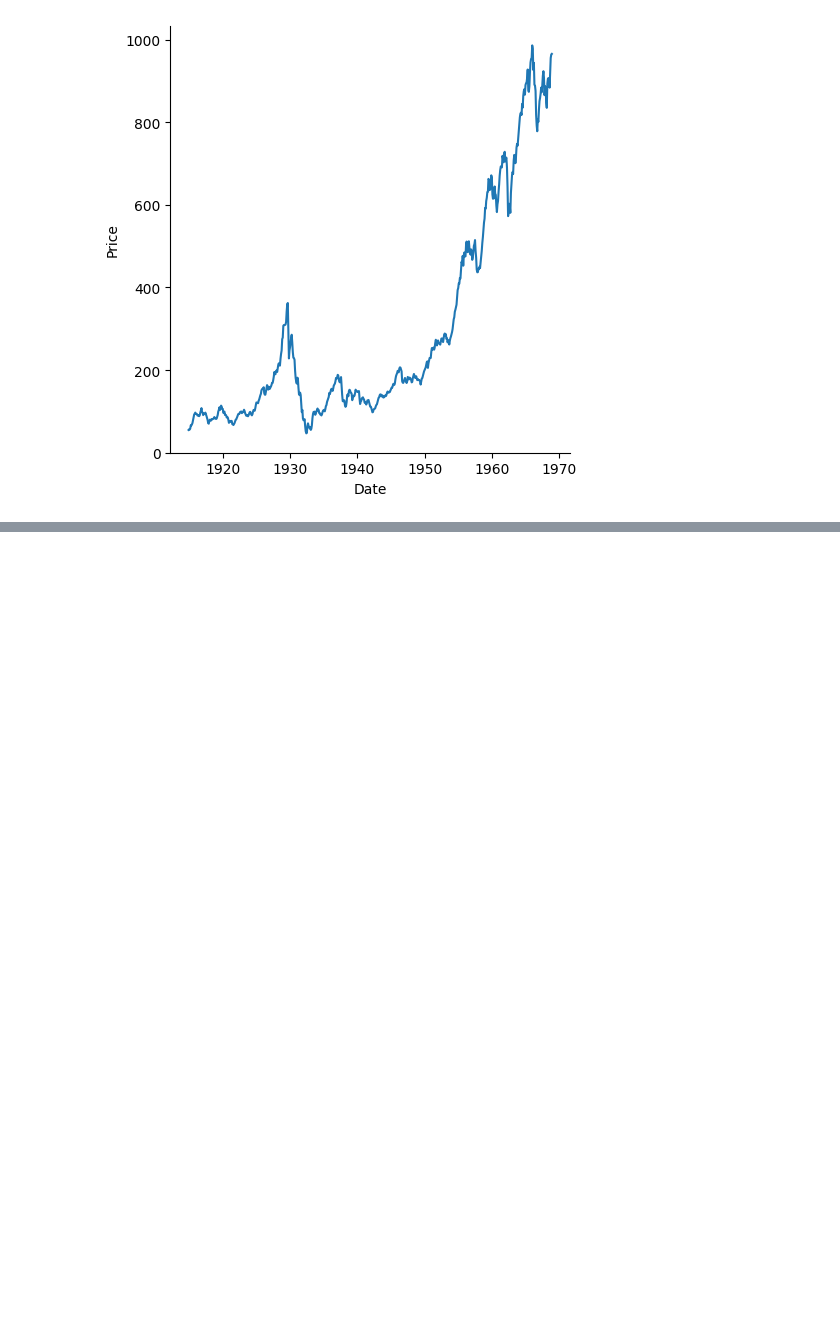
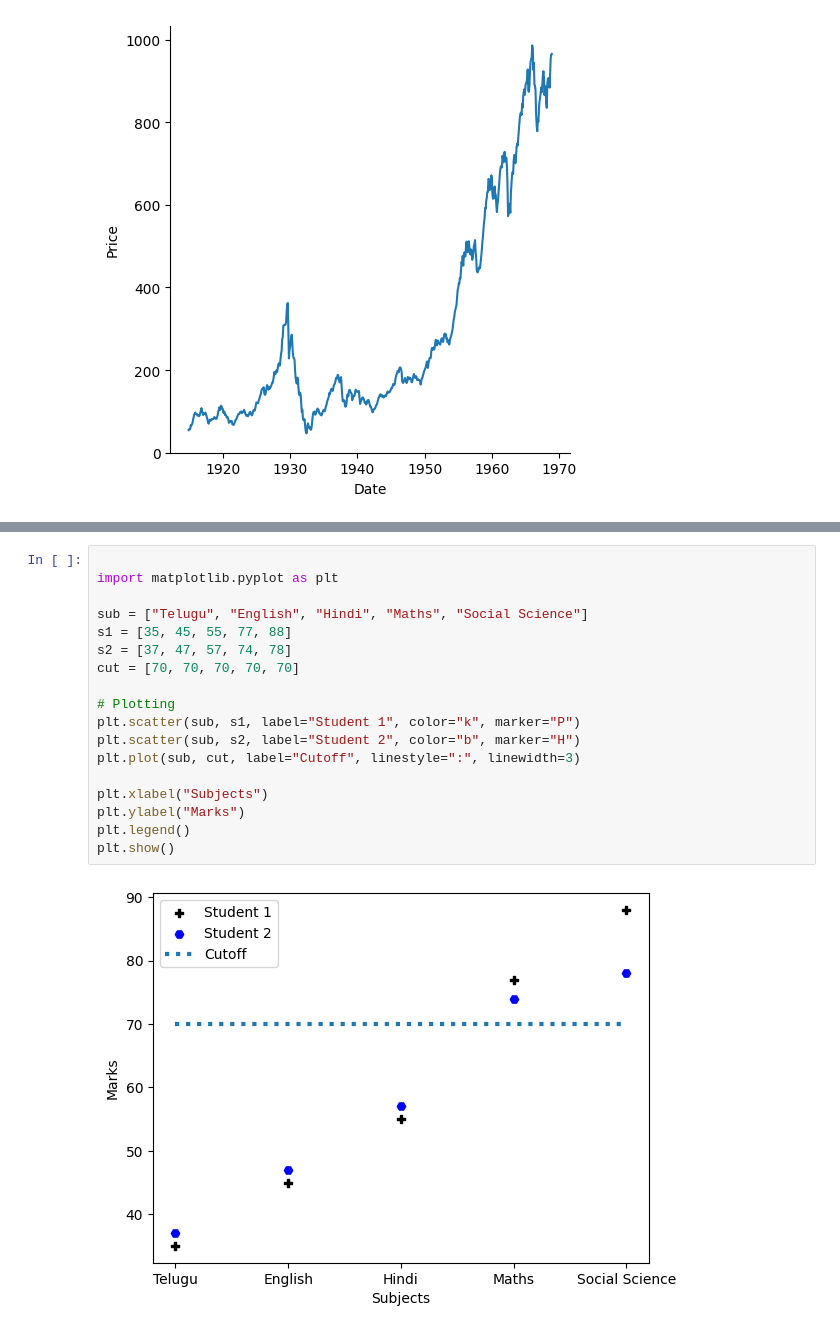
Before and after one commit to kamala999/Python-test-code, a Jupyter notebook: Day_12_Plotting_features,_Plotting_typesCode3_Covid_19_analysis.ipynb, the cells around one changed output, grey strips where cells are left out. Saved outputs shown, nothing was run; the diff lists cells and outputs as text; blank space fills up the shorter version.

```diff
--- a/Day_12_Plotting_features,_Plotting_typesCode3_Covid_19_analysis.ipynb
+++ b/Day_12_Plotting_features,_Plotting_typesCode3_Covid_19_analysis.ipynb
@@ -130,0 +136,20 @@ sns.relplot(data=dj, x ="Date", y = "Price", kind = "line")
+# %%
+
+import matplotlib.pyplot as plt
+
+sub = ["Telugu", "English", "Hindi", "Maths", "Social Science"]
+s1 = [35, 45, 55, 77, 88]
+s2 = [37, 47, 57, 74, 78]
+cut = [70, 70, 70, 70, 70]
+
+# Plotting
+plt.scatter(sub, s1, label="Student 1", color="k", marker="P")
+plt.scatter(sub, s2, label="Student 2", color="b", marker="H")
+plt.plot(sub, cut, label="Cutoff", linestyle=":", linewidth=3)
+
+plt.xlabel("Subjects")
+plt.ylabel("Marks")
+plt.legend()
+plt.show()
+# %% [output]
+[figure, added]
```
Also changed, not shown: parts of 2 cells of this notebook.
